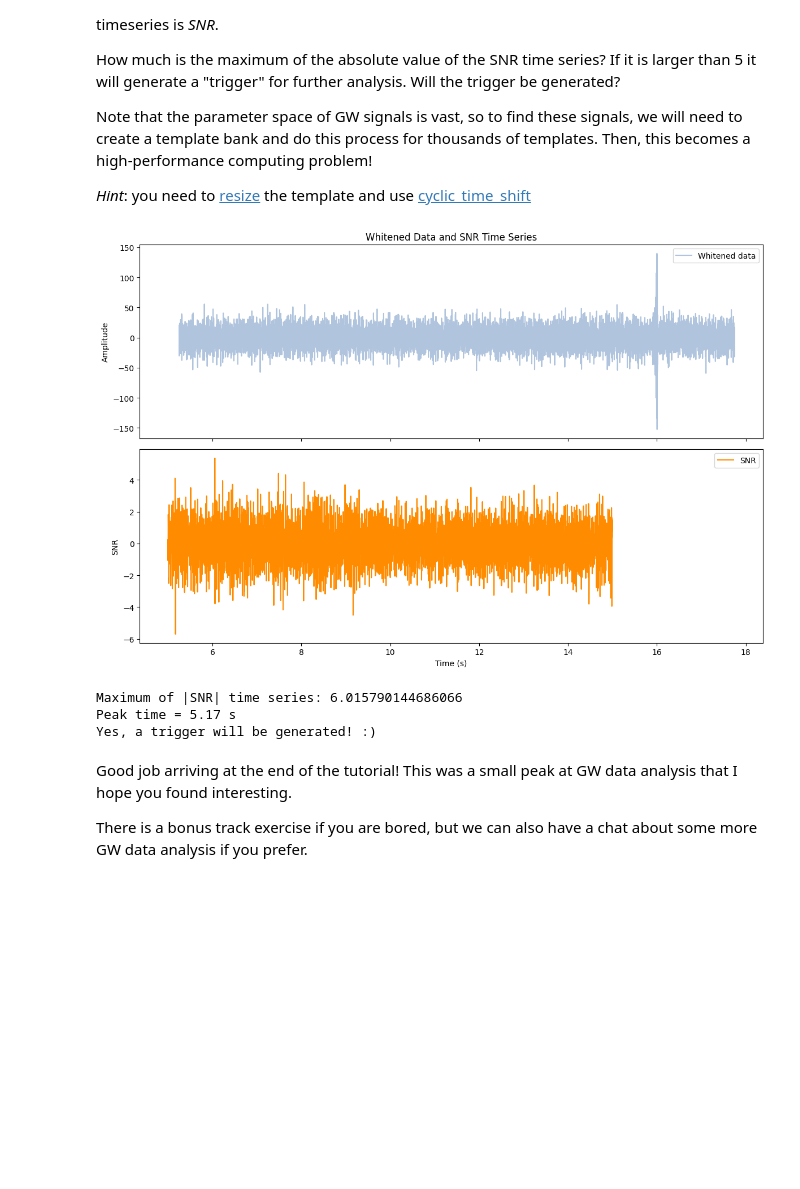
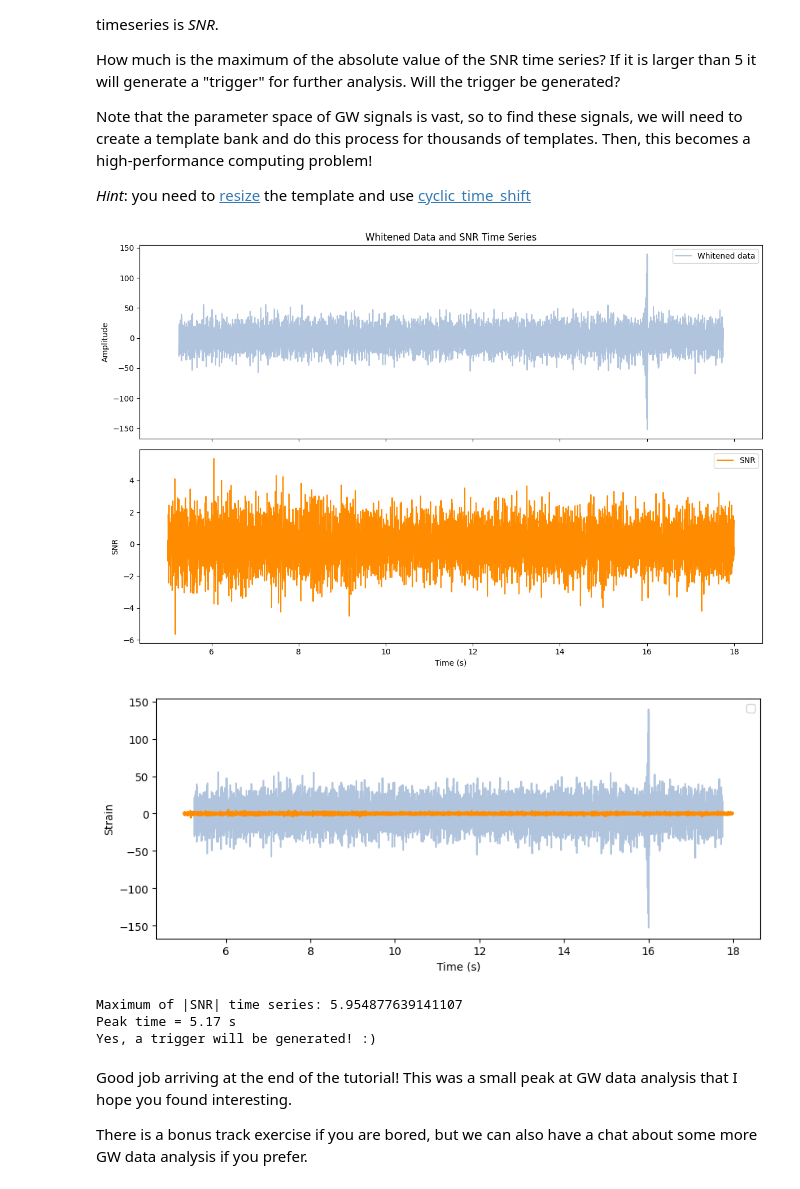
Before and after one commit to ab-152E08/Baeva_Analysis-of-Big-Data-in-Physics-, a Jupyter notebook: GW_tutorial_3_modeled_searches.ipynb, the cells around one changed output. Cells and saved outputs as stored; diff of their text form; code cells hidden in the pictures; blank space fills up the shorter version.

```diff
--- a/GW_tutorial_3_modeled_searches.ipynb
+++ b/GW_tutorial_3_modeled_searches.ipynb
@@ -290,42 +290,49 @@ template.resize(len(GW_noisy))
 template = template.cyclic_time_shift(5.0) #For some reason, the graph looked cleaner when I did not add this line, with maximum SNR at 26.261754086009535 and peak time pretty much the same
 
 #Computing the matched filter SNR time series
-snr = matched_filter(template, GW_noisy, psd=psd, low_frequency_cutoff=20.0)
+snr = matched_filter(template, GW_noisy, psd=psd, low_frequency_cutoff=12.0)
 #Cropping 5s each side
 dt = snr.delta_t
 crop_left = int(5.0 / dt)
-crop_right = int(5.0 / dt)
+crop_right = int(2.0 / dt)
 snr_cropped = snr[crop_left:-crop_right]
 
 #Plotting the whitened data together with SNR
 fig, (ax1, ax2) = plt.subplots(2, 1, figsize=(12, 8), sharex=True)
-
 ax1.plot(wh_h_data.sample_times, wh_h_data, label='Whitened data', color='lightsteelblue')
 ax1.set_ylabel('Amplitude')
 ax1.legend()
 ax1.set_title('Whitened Data and SNR Time Series')
-
 ax2.plot(snr_cropped.sample_times, snr_cropped, label='SNR', color='darkorange')
 ax2.set_ylabel('SNR')
 ax2.set_xlabel('Time (s)')
 ax2.legend()
+plt.tight_layout()
+plt.show()
 
-plt.tight_layout()
+#Plotting it to the same graph
+plt.figure(figsize=(10,4))
+plt.plot(wh_h_data.sample_times, wh_h_data, color='lightsteelblue')
+plt.plot(snr_cropped.sample_times, snr_cropped, color='darkorange')
+plt.xlabel("Time (s)")
+plt.ylabel("Strain")
+plt.legend()
 plt.show()
 
 #Maximum of the absolute velue of SNR:
 max_abs_snr = abs(snr_cropped).max()
 print(f'Maximum of |SNR| time series: {max_abs_snr}')
 peak_time = float(snr_cropped.sample_times[np.argmax(np.abs(snr_cropped))])
 print(f"Peak time = {peak_time:.2f} s")
 #Checking if trigger generated with threshold at greater than 5
 if max_abs_snr > 5:
     print('Yes, a trigger will be generated! :)')
 else:
     print('No trigger. >:()')
 # %% [output]
-[figure, old version]
+[figure, new version]
+[figure, added]
-Maximum of |SNR| time series: 6.015790144686066
+Maximum of |SNR| time series: 5.954877639141107
 Peak time = 5.17 s
 Yes, a trigger will be generated! :)
 # %% [markdown]
```
